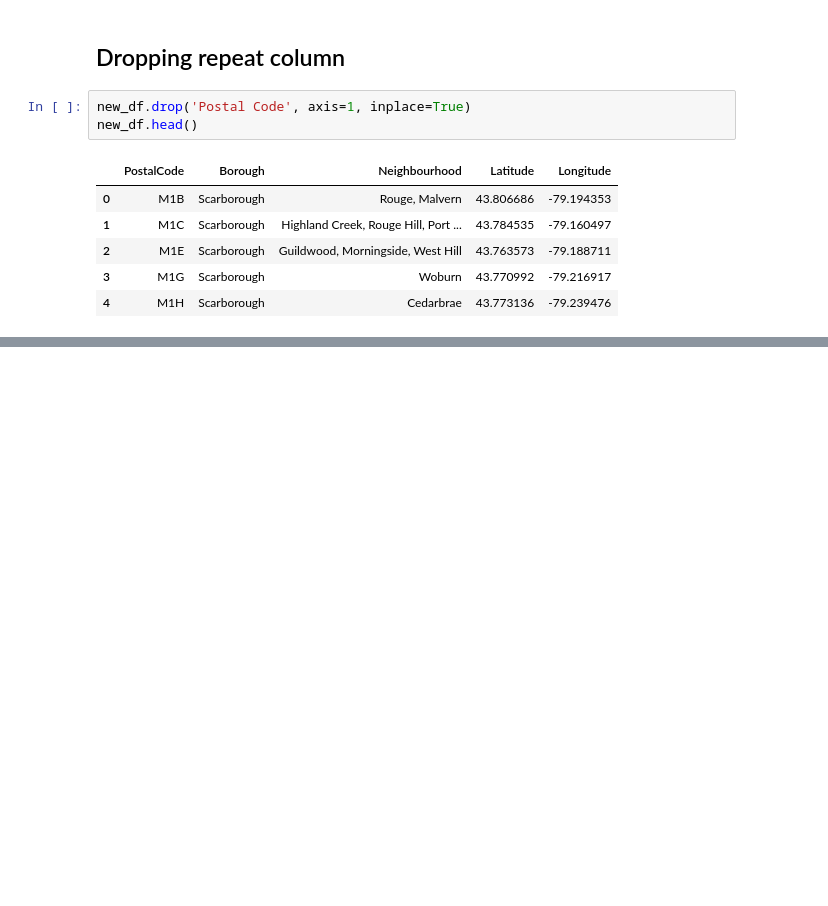
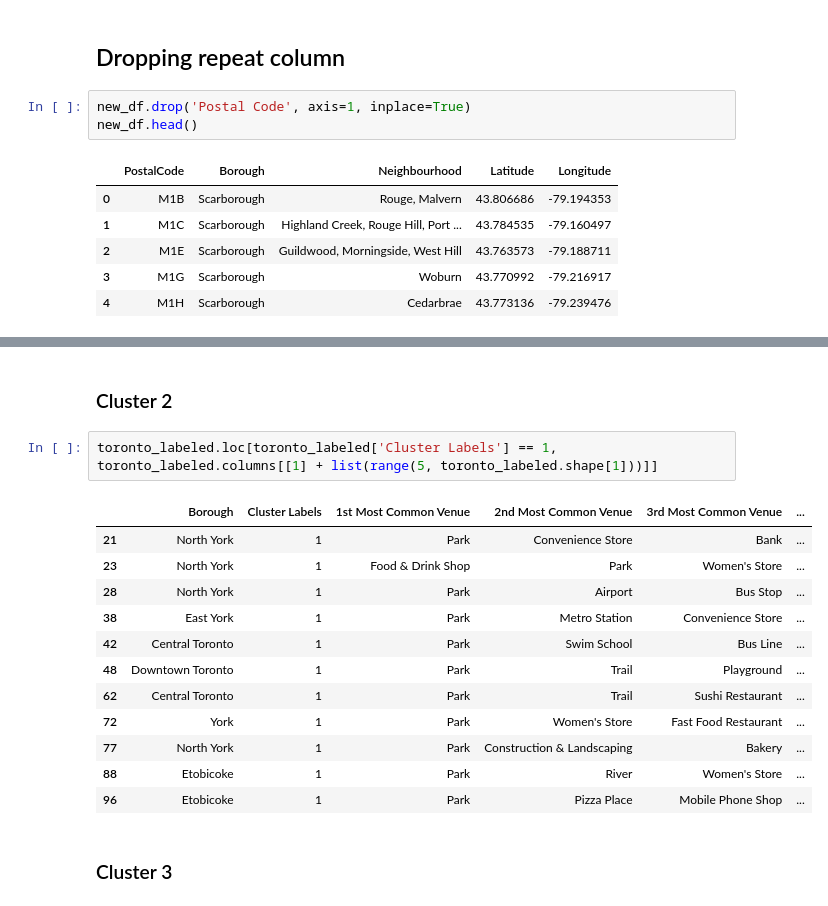
Before and after one commit to abhavasal/Coursera_Capstone, a Jupyter notebook: Toronto Data Project.ipynb, the cells around one changed output, grey strips where cells are left out. Cells and saved outputs as stored; diff of their text form; blank space fills up the shorter version.

```diff
--- a/Toronto Data Project.ipynb
+++ b/Toronto Data Project.ipynb
@@ -164,0 +536,19 @@ new_df.head()
+# %% [markdown]
+### Cluster 2
+# %%
+toronto_labeled.loc[toronto_labeled['Cluster Labels'] == 1, toronto_labeled.columns[[1] + list(range(5, toronto_labeled.shape[1]))]]
+# %% [output]
+|  | Borough | Cluster Labels | 1st Most Common Venue | 2nd Most Common Venue | 3rd Most Common Venue | ... |
+| 21 | North York | 1 | Park | Convenience Store | Bank | ... |
+| 23 | North York | 1 | Food & Drink Shop | Park | Women's Store | ... |
+| 28 | North York | 1 | Park | Airport | Bus Stop | ... |
+| 38 | East York | 1 | Park | Metro Station | Convenience Store | ... |
+| 42 | Central Toronto | 1 | Park | Swim School | Bus Line | ... |
+| 48 | Downtown Toronto | 1 | Park | Trail | Playground | ... |
+| 62 | Central Toronto | 1 | Park | Trail | Sushi Restaurant | ... |
+| 72 | York | 1 | Park | Women's Store | Fast Food Restaurant | ... |
+| 77 | North York | 1 | Park | Construction & Landscaping | Bakery | ... |
+| 88 | Etobicoke | 1 | Park | River | Women's Store | ... |
+| 96 | Etobicoke | 1 | Park | Pizza Place | Mobile Phone Shop | ... |
+# %% [markdown]
+### Cluster 3
```
Also changed, not shown: parts of 47 cells of this notebook.
